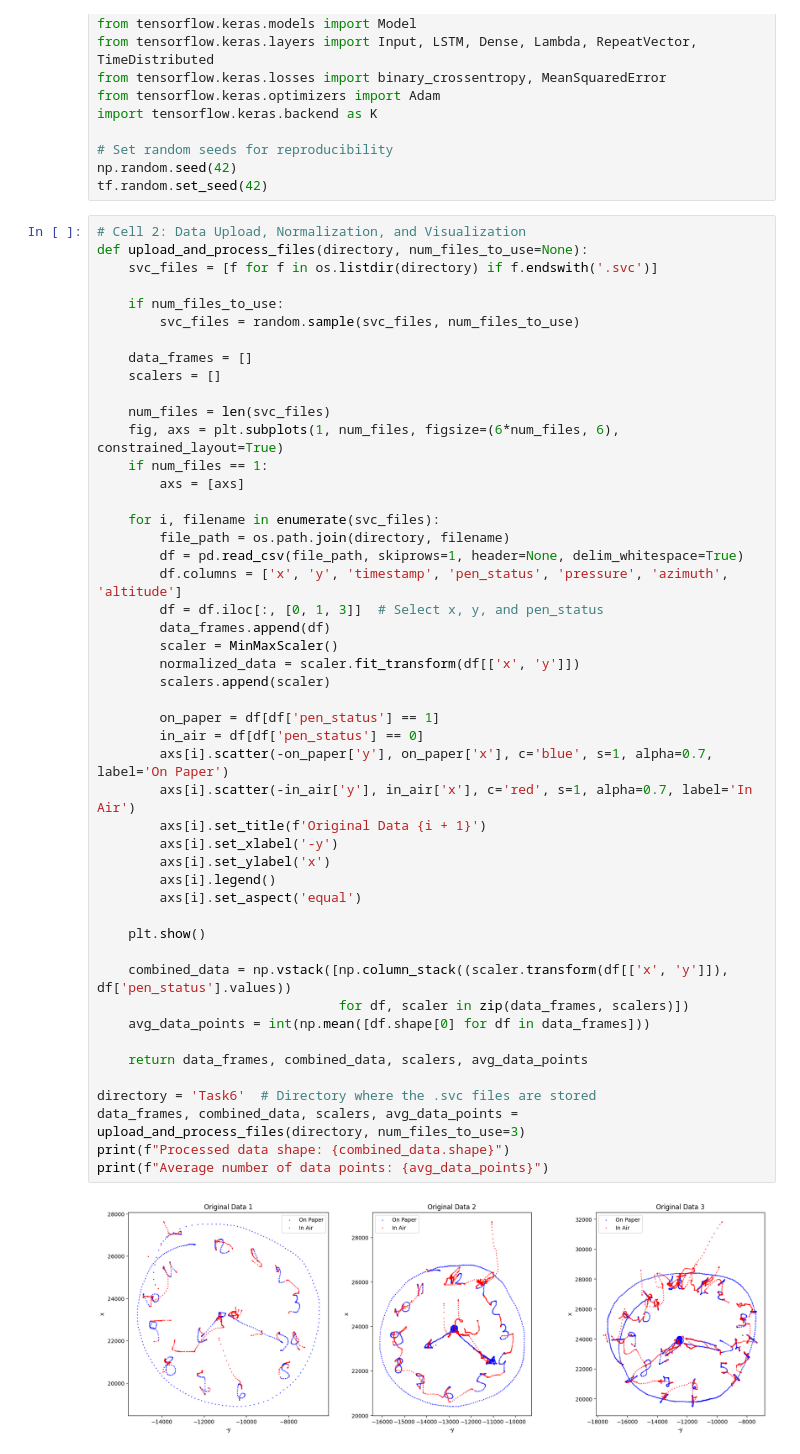
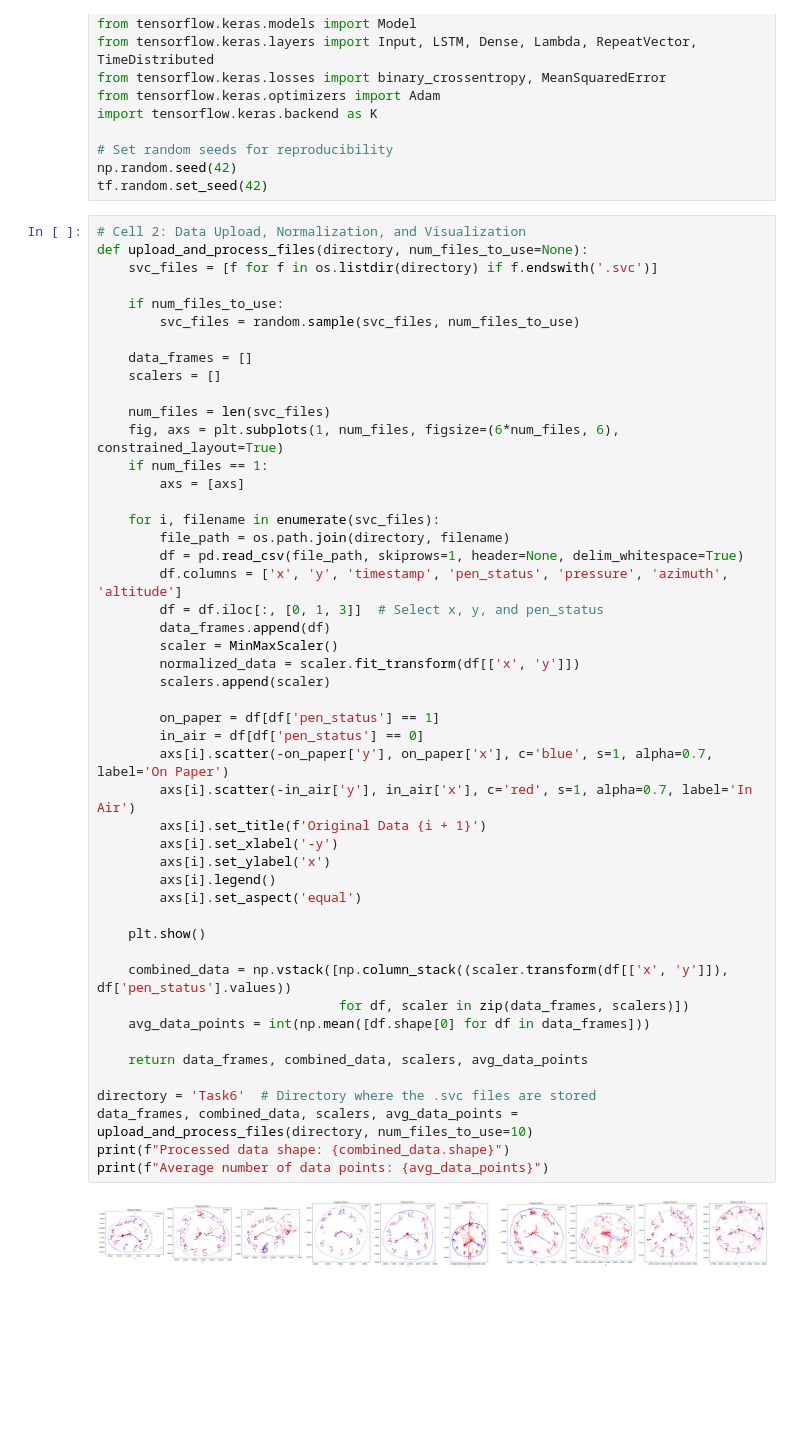
Before and after one commit to kurtdenvertorreda/Shift-Correction-Beta-VAEGAN, a Jupyter notebook: VAEGAN4.ipynb, the cells around one changed output. Drawn from its saved outputs; the diff is of its cells as text; blank space fills up the shorter version.

```diff
--- a/VAEGAN4.ipynb
+++ b/VAEGAN4.ipynb
@@ -38,32 +38,32 @@ def upload_and_process_files(directory, num_files_to_use=None):
         df = pd.read_csv(file_path, skiprows=1, header=None, delim_whitespace=True)
         df.columns = ['x', 'y', 'timestamp', 'pen_status', 'pressure', 'azimuth', 'altitude']
         df = df.iloc[:, [0, 1, 3]]  # Select x, y, and pen_status
         data_frames.append(df)
         scaler = MinMaxScaler()
         normalized_data = scaler.fit_transform(df[['x', 'y']])
         scalers.append(scaler)
 
         on_paper = df[df['pen_status'] == 1]
         in_air = df[df['pen_status'] == 0]
         axs[i].scatter(-on_paper['y'], on_paper['x'], c='blue', s=1, alpha=0.7, label='On Paper')
         axs[i].scatter(-in_air['y'], in_air['x'], c='red', s=1, alpha=0.7, label='In Air')
         axs[i].set_title(f'Original Data {i + 1}')
         axs[i].set_xlabel('-y')
         axs[i].set_ylabel('x')
         axs[i].legend()
         axs[i].set_aspect('equal')
 
     plt.show()
 
     combined_data = np.vstack([np.column_stack((scaler.transform(df[['x', 'y']]), df['pen_status'].values))
                                for df, scaler in zip(data_frames, scalers)])
     avg_data_points = int(np.mean([df.shape[0] for df in data_frames]))
 
     return data_frames, combined_data, scalers, avg_data_points
 
 directory = 'Task6'  # Directory where the .svc files are stored
-data_frames, combined_data, scalers, avg_data_points = upload_and_process_files(directory, num_files_to_use=3)
+data_frames, combined_data, scalers, avg_data_points = upload_and_process_files(directory, num_files_to_use=10)
 print(f"Processed data shape: {combined_data.shape}")
 print(f"Average number of data points: {avg_data_points}")
 # %% [output]
-[figure, old version]
+[figure, new version]
```
Also changed, not shown: parts of 5 cells of this notebook, 8 other files.
